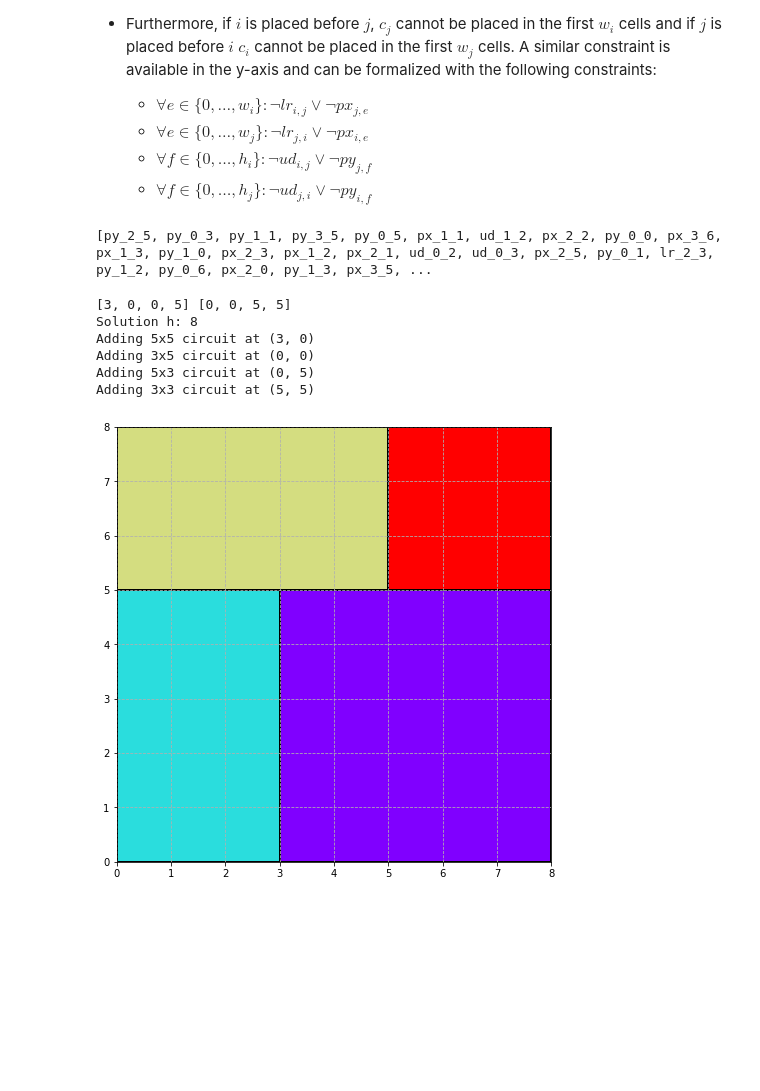
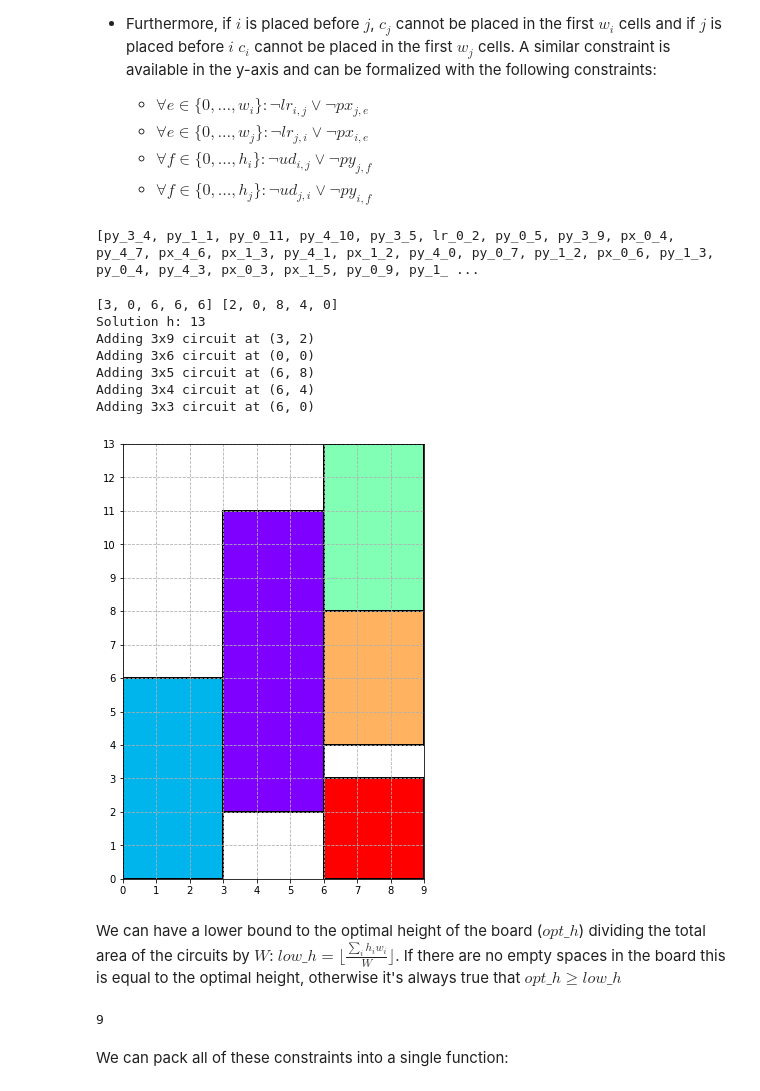
Before and after one commit to volpepe/cdmo1-project, a Jupyter notebook: SAT/src/test_SAT.ipynb, the cells around one changed output. Drawn from its saved outputs; the diff is of its cells as text; code cells hidden in the pictures; blank space fills up the shorter version.

Commit message:
Added some utility functions and low bound comment

```diff
--- a/SAT/src/test_SAT.ipynb
+++ b/SAT/src/test_SAT.ipynb
@@ -21,6 +22,6 @@ def exactly_one(solver, bool_vars):
     solver.add(at_most_one(bool_vars))
     solver.add(at_least_one(bool_vars))
 # %%
-inst:ProblemInstance = parse_problem_file('../../instances/ins-1.txt')
+inst:ProblemInstance = parse_problem_file('../../instances/ins-2.txt')
 print(inst.format_for_dzn())
 # %% [output]
@@ -36,10 +38,10 @@ With these functions we can index the circuits' width and height
 # %%
 W = inst.wg
 
-def get_cw(circ):
+def get_cw(circ:int, inst):
     return inst.circuits[circ].w
 
-def get_ch(circ):
+def get_ch(circ:int, inst):
     return inst.circuits[circ].h
 # %% [markdown]
 Create initial solution
@@ -88,13 +90,13 @@ $$
 # %%
 for circ in range(inst.n):
     # The circuit should be placed somewhere
-    s.add(at_least_one([px[circ][e] for e in range(W-get_cw(circ)+1)]))
-    s.add(at_least_one([py[circ][f] for f in range(max_h-get_ch(circ)+1)]))
+    s.add(at_least_one([px[circ][e] for e in range(W-get_cw(circ, inst)+1)]))
+    s.add(at_least_one([py[circ][f] for f in range(max_h-get_ch(circ, inst)+1)]))
     # The above conditions ensuring order
     s.add([Or(Not(px[circ][e]), px[circ][e+1])
-        for e in range(W-get_cw(circ))])
+        for e in range(W-get_cw(circ, inst))])
     s.add([Or(Not(py[circ][f]), py[circ][f+1])
-        for f in range(max_h-get_ch(circ))])
+        for f in range(max_h-get_ch(circ, inst))])
 # %% [markdown]
 - We can force a circuit to be at (0,0)
 # %%
@@ -141,57 +143,57 @@ for ci, cj in combinations(range(inst.n), 2):
     # The complex constraint specified above:
     #### HORIZONTAL ####
     # If i is before j, then px[cj] cannot be before ci_w
-    for e in range(get_cw(ci)):
+    for e in range(get_cw(ci, inst)):
         s.add(Or(
             Not(index_orders(lr, ci, cj)),
             Not(px[cj][e])
         ))
     # Then, we pose the full constraint
-    for e in range(W-get_cw(ci)):
+    for e in range(W-get_cw(ci, inst)):
         s.add(Or(
             Not(index_orders(lr, ci, cj)),
             px[ci][e],
-            Not(px[cj][e+get_cw(ci)])
+            Not(px[cj][e+get_cw(ci, inst)])
         ))
     # If j is before i, then px[ci] cannot be before cj_w
-    for e in range(get_cw(cj)):
+    for e in range(get_cw(cj, inst)):
         s.add(Or(
             Not(index_orders(lr, cj, ci)),
             Not(px[ci][e])
         ))
     # Then, we have the full constraint
-    for e in range(W-get_cw(cj)):
+    for e in range(W-get_cw(cj, inst)):
         s.add(Or(
             Not(index_orders(lr, cj, ci)),
             px[cj][e],
-            Not(px[ci][e+get_cw(cj)])
+            Not(px[ci][e+get_cw(cj, inst)])
         ))
     #### VERTICAL ####
     # If i is above j, then px[cj] cannot be before ci_w
-    for f in range(get_ch(ci)):
+    for f in range(get_ch(ci, inst)):
         s.add(Or(
             Not(index_orders(ud, ci, cj)),
             Not(py[cj][f])
         ))
     # Then, we have the full constraint
-    for f in range(max_h-get_ch(ci)):
+    for f in range(max_h-get_ch(ci, inst)):
         s.add(Or(
             Not(index_orders(ud, ci, cj)),
             py[ci][f],
-            Not(py[cj][f+get_ch(ci)])
+            Not(py[cj][f+get_ch(ci, inst)])
         ))
     # If j is above i, then py[ci] cannot be before cj_h
-    for f in range(get_ch(cj)):
+    for f in range(get_ch(cj, inst)):
         s.add(Or(
             Not(index_orders(ud, cj, ci)),
             Not(py[ci][f])
         ))
     # Then, we have the full constraint
-    for f in range(max_h-get_ch(cj)):
+    for f in range(max_h-get_ch(cj, inst)):
         s.add(Or(
             Not(index_orders(ud, cj, ci)),
             py[cj][f],
-            Not(py[ci][f+get_ch(cj)])
+            Not(py[ci][f+get_ch(cj, inst)])
         ))
 # %%
 if s.check() == sat:
@@ -201,34 +203,45 @@ if s.check() == sat:
 else:
     print("Failed to solve")
 # %% [output]
-[py_2_5, py_0_3, py_1_1, py_3_5, py_0_5, px_1_1, ud_1_2, px_2_2, py_0_0, px_3_6, px_1_3, py_1_0, px_2_3, px_1_2, px_2_1, ud_0_2, ud_0_3, px_2_5, py_0_1, lr_2_3, py_1_2, py_0_6, px_2_0, py_1_3, px_3_5, ...
+[py_3_4, py_1_1, py_0_11, py_4_10, py_3_5, lr_0_2, py_0_5, py_3_9, px_0_4, py_4_7, px_4_6, px_1_3, py_4_1, px_1_2, py_4_0, py_0_7, py_1_2, px_0_6, py_1_3, py_0_4, py_4_3, px_0_3, px_1_5, py_0_9, py_1_ ...
 # %%
 assignments_x = []
 assignments_y = []
 for circ in range(inst.n):
     assignments_x.append(min([int(str(var).split('_')[-1])
         for var in true_vars
         if re.match(f'px_{circ}', str(var))]
     ))
     assignments_y.append(min([int(str(var).split('_')[-1])
         for var in true_vars
         if re.match(f'py_{circ}', str(var))]
     ))
-sol_h = max([assignments_y[i] + get_ch(i) for i in range(inst.n)])
+sol_h = max([assignments_y[i] + get_ch(i, inst) for i in range(inst.n)])
 print(assignments_x, assignments_y)
 print("Solution h: {}".format(sol_h))
 
 solution = SolutionInstance(
     inst.wg, sol_h, inst.n,
-    [ Circuit(get_cw(i), get_ch(i), assignments_x[i], assignments_y[i])
+    [ Circuit(get_cw(i, inst), get_ch(i, inst), assignments_x[i], assignments_y[i])
         for i in range(inst.n) ]
 )
 solution.draw()
 # %% [output]
-[3, 0, 0, 5] [0, 0, 5, 5]
-Solution h: 8
-Adding 5x5 circuit at (3, 0)
-Adding 3x5 circuit at (0, 0)
-Adding 5x3 circuit at (0, 5)
-Adding 3x3 circuit at (5, 5)
+[3, 0, 6, 6, 6] [2, 0, 8, 4, 0]
+Solution h: 13
+Adding 3x9 circuit at (3, 2)
+Adding 3x6 circuit at (0, 0)
+Adding 3x5 circuit at (6, 8)
+Adding 3x4 circuit at (6, 4)
+Adding 3x3 circuit at (6, 0)
-[figure, old version]
+[figure, new version]
+# %% [markdown]
+We can have a lower bound to the optimal height of the board ($opt\_h$) dividing the total area of the circuits by $W$: $low\_h = \lfloor \frac{\sum_i h_i w_i}{W} \rfloor$.
+If there are no empty spaces in the board this is equal to the optimal height, otherwise it's always true that $opt\_h \geq low\_h$
+# %%
+low_h = math.floor(sum([get_ch(circ, inst)*get_cw(circ, inst) for circ in range(inst.n)]) / W)
+low_h
+# %% [output]
+9
+# %% [markdown]
+We can pack all of these constraints into a single function:
```
Also changed, not shown: parts of 5 cells of this notebook.
